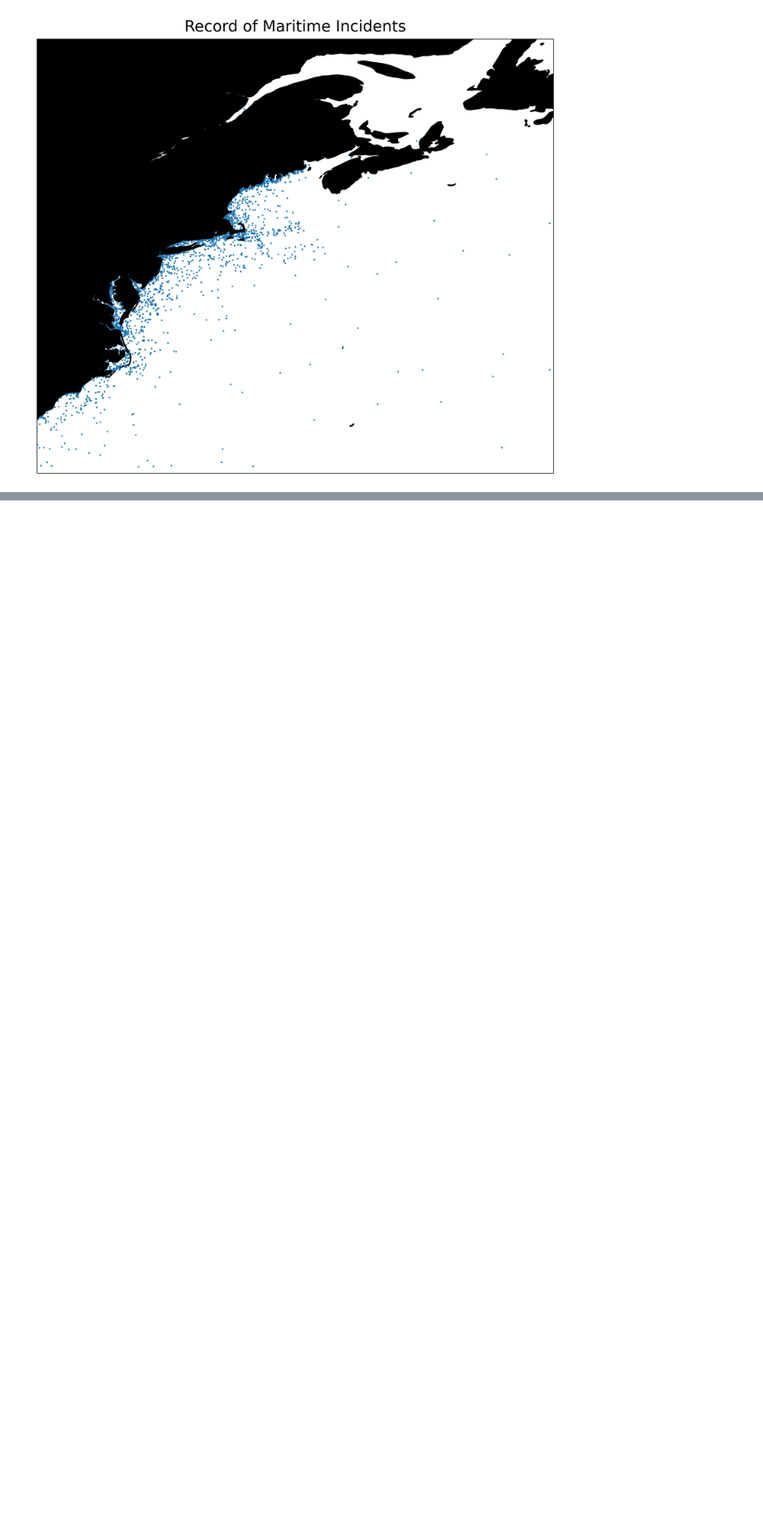
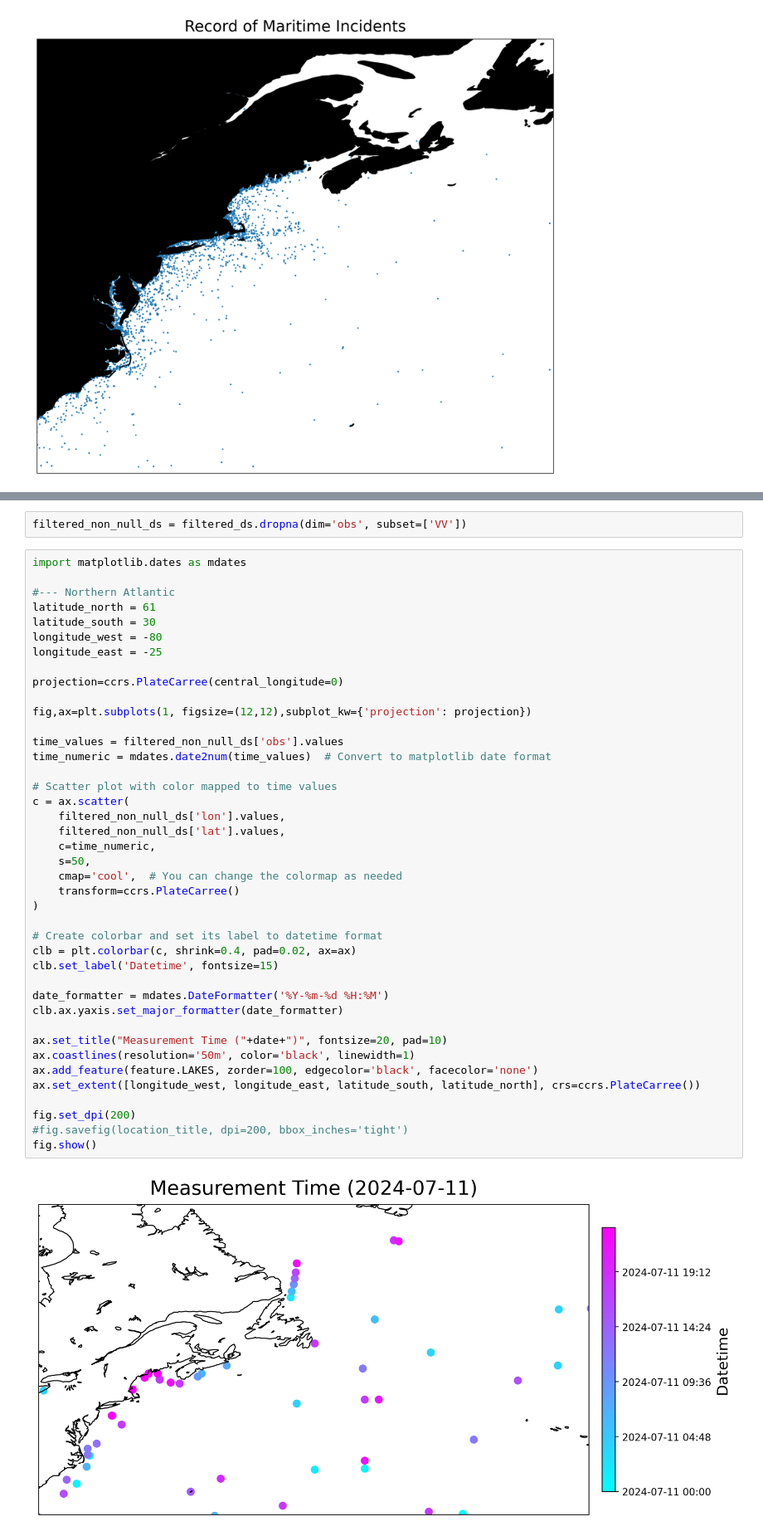
Before and after one commit to jesseturner/Maritime_Incidents, a Jupyter notebook: analysis.ipynb, the cells around one changed output, grey strips where cells are left out. Shown at 83% size. Cells and saved outputs as stored; diff of their text form; blank space fills up the shorter version.

```diff
--- a/analysis.ipynb
+++ b/analysis.ipynb
@@ -79,0 +150,45 @@ fig.show()
+# %%
+filtered_non_null_ds = filtered_ds.dropna(dim='obs', subset=['VV'])
+# %%
+import matplotlib.dates as mdates
+
+#--- Northern Atlantic
+latitude_north = 61
+latitude_south = 30
+longitude_west = -80
+longitude_east = -25
+
+projection=ccrs.PlateCarree(central_longitude=0)
+
+fig,ax=plt.subplots(1, figsize=(12,12),subplot_kw={'projection': projection})
+
+time_values = filtered_non_null_ds['obs'].values
+time_numeric = mdates.date2num(time_values)  # Convert to matplotlib date format
+
+# Scatter plot with color mapped to time values
+c = ax.scatter(
+    filtered_non_null_ds['lon'].values,
+    filtered_non_null_ds['lat'].values,
+    c=time_numeric,
+    s=50,
+    cmap='cool',  # You can change the colormap as needed
+    transform=ccrs.PlateCarree()
+)
+
+# Create colorbar and set its label to datetime format
+clb = plt.colorbar(c, shrink=0.4, pad=0.02, ax=ax)
+clb.set_label('Datetime', fontsize=15)
+
+date_formatter = mdates.DateFormatter('%Y-%m-%d %H:%M')
+clb.ax.yaxis.set_major_formatter(date_formatter)
+
+ax.set_title("Measurement Time ("+date+")", fontsize=20, pad=10)
+ax.coastlines(resolution='50m', color='black', linewidth=1)
+ax.add_feature(feature.LAKES, zorder=100, edgecolor='black', facecolor='none')
+ax.set_extent([longitude_west, longitude_east, latitude_south, latitude_north], crs=ccrs.PlateCarree())
+
+fig.set_dpi(200)
+#fig.savefig(location_title, dpi=200, bbox_inches='tight')
+fig.show()
+# %% [output]
+[figure, added]
```
Also changed, not shown: parts of 10 cells of this notebook.
